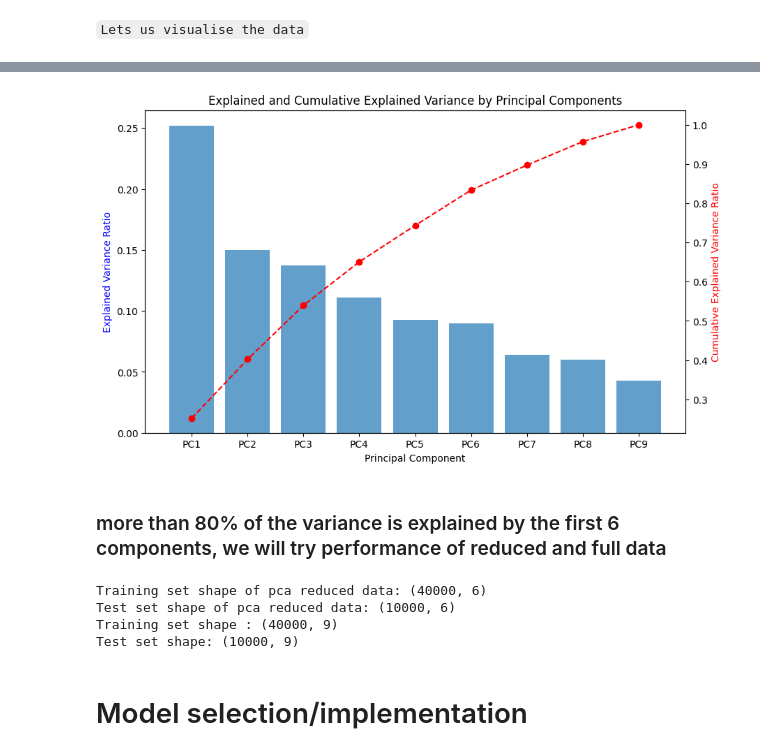
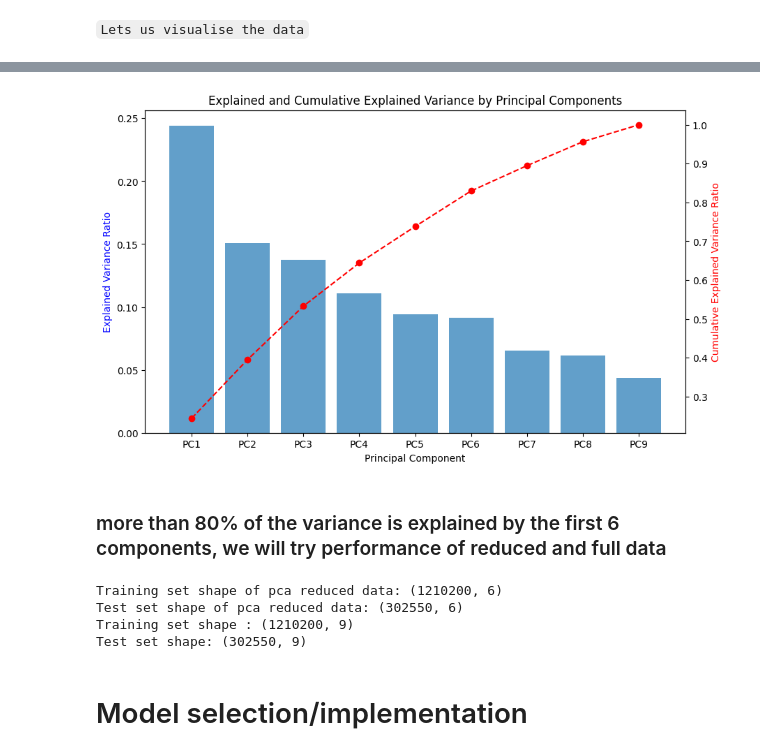
Before and after one commit to FrankDelft/ML_EE_EMG, a Jupyter notebook: main.ipynb, the cells around one changed output, grey strips where cells are left out. Saved outputs shown, nothing was run; the diff lists cells and outputs as text; code cells hidden in the pictures.

```diff
--- a/main.ipynb
+++ b/main.ipynb
@@ -135,6 +138,7 @@ Due to the limited information available on class 7 it was decided that we would
 # %%
 
 df_preprocessed = df[df['class'] != 7]
+df_preprocessed = df[df['class'] != 0]
 # %% [markdown]
 ``
 Lets us visualise the data
@@ -166,20 +170,20 @@ plt.show()
 # %%
-df_preprocessed = df_preprocessed[df_preprocessed['time']< 80000]
+# df_preprocessed = df_preprocessed[df_preprocessed['time']< 80000]
 y = df_preprocessed['class']
-# Select only the feature columns (assuming there are 9 features)
-feature_columns = df_preprocessed.columns[0:9]
+# # Select only the feature columns (assuming there are 9 features)
+# feature_columns = df_preprocessed.columns[0:9]
 
-# Create a 3x3 grid of subplots
+# # Create a 3x3 grid of subplots
 
 
-# Flatten the axes array for easy iteration
-axes = axes.flatten()
+# # Flatten the axes array for easy iteration
+# axes = axes.flatten()
 
-plt.hist(df_preprocessed["time"], bins=30, alpha=0.7, color='b')
-plt.title('Distribution of time')
-plt.xlabel("time")
-plt.ylabel('Frequency')
+# plt.hist(df_preprocessed["time"], bins=30, alpha=0.7, color='b')
+# plt.title('Distribution of time')
+# plt.xlabel("time")
+# plt.ylabel('Frequency')
 
-# Adjust layout
-plt.tight_layout()
-plt.show()
+# # Adjust layout
+# plt.tight_layout()
+# plt.show()
@@ -189,47 +191,48 @@ plt.show()
 
 
 # Select only the feature columns (excluding 'class', and 'label')
-feature_columns = df_preprocessed.columns[0:9]
+feature_columns = df_preprocessed.columns[:9]
 X = df_preprocessed[feature_columns]
 
-# Standardize the features
-X_standardized = (X - X.mean()) / X.std()
+# Initialize the StandardScaler
+scaler = StandardScaler()
+
+# Fit and transform the data
+X_standardized = scaler.fit_transform(X)
 
 # Apply PCA
 pca = PCA()
 pca.fit(X_standardized)
 
 # Calculate the explained variance
 explained_variance = pca.explained_variance_ratio_
 
 # Calculate the cumulative explained variance
 cumulative_explained_variance = np.cumsum(explained_variance)
 
 # Plot the explained variance and cumulative explained variance on the same figure with two y-axes
 fig, ax1 = plt.subplots(figsize=(10, 6))
 
 # Plot the explained variance
 ax1.bar(range(1, len(explained_variance) + 1), explained_variance, alpha=0.7, align='center')
 ax1.set_xlabel('Principal Component')
 ax1.set_ylabel('Explained Variance Ratio', color='b')
 ax1.set_title('Explained and Cumulative Explained Variance by Principal Components')
 ax1.set_xticks(range(1, len(explained_variance) + 1))
 ax1.set_xticklabels([f'PC{i}' for i in range(1, len(explained_variance) + 1)])
 
 # Create a second y-axis for the cumulative explained variance
 ax2 = ax1.twinx()
 ax2.plot(range(1, len(cumulative_explained_variance) + 1), cumulative_explained_variance, marker='o', linestyle='--', color='r')
 ax2.set_ylabel('Cumulative Explained Variance Ratio', color='r')
 
 plt.show()
 # %% [output]
-[figure, old version]
+[figure, new version]
 # %% [markdown]
 
 ### more than 80% of the variance is explained by the first 6 components, we will try performance of reduced and full data
 # %%
-
-# Take the first 100000 samples
 n_components = 6 # Change this value as needed
 # Apply PCA
 pca = PCA(n_components=n_components)
@@ -246,10 +249,10 @@ X_train, X_test, y_train, y_test = train_test_split(X_standardized, y, test_size
 print(f"Training set shape : {X_train.shape}")
 print(f"Test set shape: {X_test.shape}")
 # %% [output]
-Training set shape of pca reduced data: (40000, 6)
-Test set shape of pca reduced data: (10000, 6)
-Training set shape : (40000, 9)
-Test set shape: (10000, 9)
+Training set shape of pca reduced data: (1210200, 6)
+Test set shape of pca reduced data: (302550, 6)
+Training set shape : (1210200, 9)
+Test set shape: (302550, 9)
 # %% [markdown]
 
 # Model selection/implementation
```
Also changed, not shown: parts of 4 cells of this notebook.
